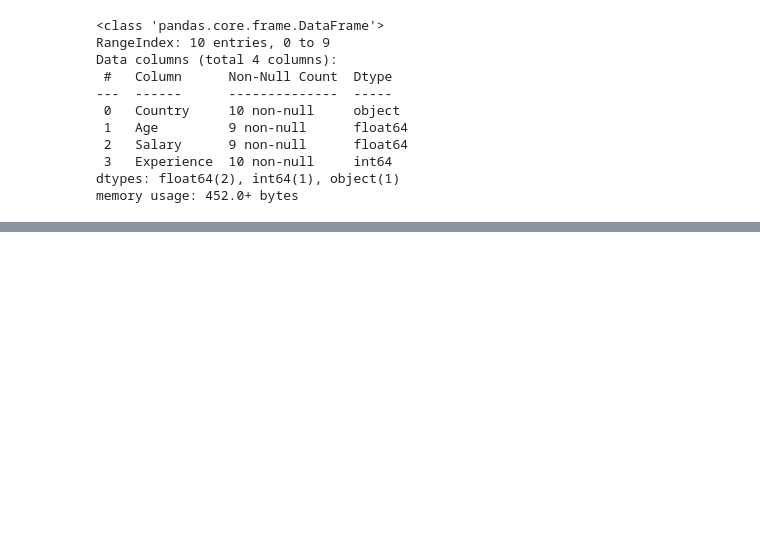
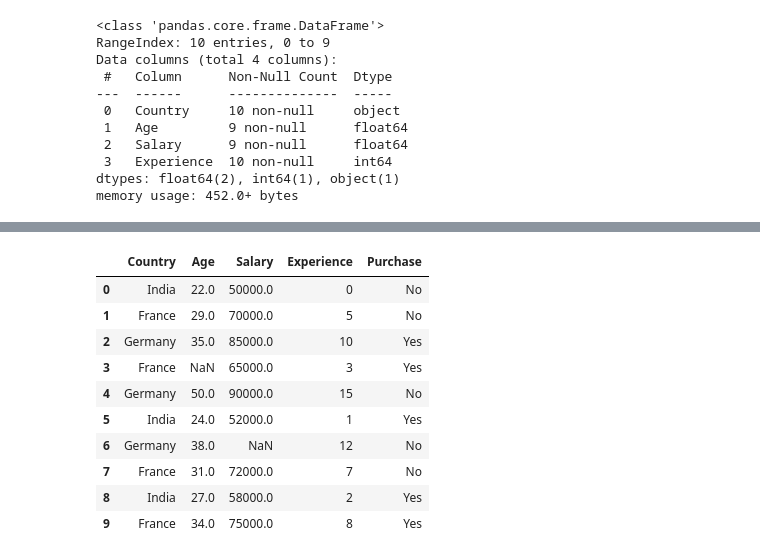
Before and after one commit to Vinay2080/JupyterProject, a Jupyter notebook: machine_learning_lab/experiment one/experiment_one.ipynb, the cells around one changed output, grey strips where cells are left out. Drawn from its saved outputs; the diff is of its cells as text; code cells hidden in the pictures; blank space fills up the shorter version.

```diff
--- a/machine_learning_lab/experiment one/experiment_one.ipynb
+++ b/machine_learning_lab/experiment one/experiment_one.ipynb
@@ -357,3 +357,5 @@ Data columns (total 4 columns):
  3   Experience  10 non-null     int64
 dtypes: float64(2), int64(1), object(1)
 memory usage: 452.0+ bytes
+# %%
+purchase = ['No', 'No', 'Yes', 'Yes', 'No', 'Yes', 'No', 'No', 'Yes', 'Yes']
@@ -359,0 +378,4 @@ memory usage: 452.0+ bytes
+# %%
+list_example['Purchase'] = purchase
+# %%
+country_data = list_example
@@ -359,0 +411,14 @@ memory usage: 452.0+ bytes
+# %%
+country_data
+# %% [output]
+|  | Country | Age | Salary | Experience | Purchase |
+| 0 | India | 22.0 | 50000.0 | 0 | No |
+| 1 | France | 29.0 | 70000.0 | 5 | No |
+| 2 | Germany | 35.0 | 85000.0 | 10 | Yes |
+| 3 | France | NaN | 65000.0 | 3 | Yes |
+| 4 | Germany | 50.0 | 90000.0 | 15 | No |
+| 5 | India | 24.0 | 52000.0 | 1 | Yes |
+| 6 | Germany | 38.0 | NaN | 12 | No |
+| 7 | France | 31.0 | 72000.0 | 7 | No |
+| 8 | India | 27.0 | 58000.0 | 2 | Yes |
+| 9 | France | 34.0 | 75000.0 | 8 | Yes |
```
Also changed, not shown: parts of 19 cells of this notebook, 1 other file.
